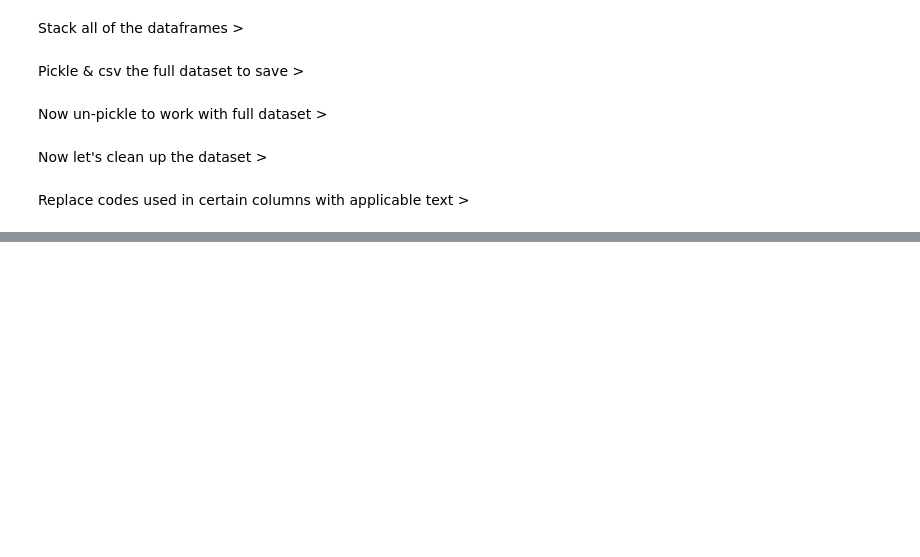
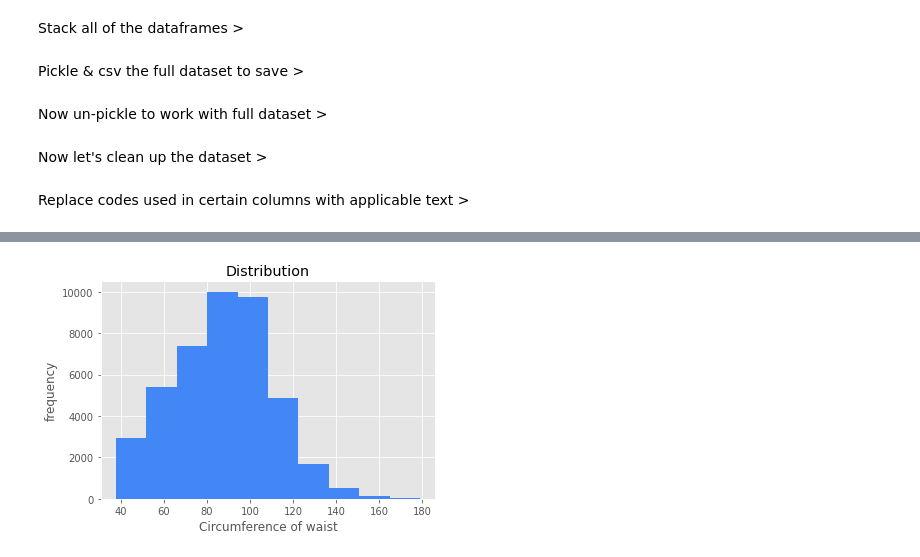
Before and after one commit to cecann10/Test, a Jupyter notebook: Metis_Projects/project_3_celinaplaza/data/NHANES_data_collection.ipynb, the cells around one changed output, grey strips where cells are left out. Drawn from its saved outputs; the diff is of its cells as text; code cells hidden in the pictures; blank space fills up the shorter version.

```diff
--- a/Metis_Projects/project_3_celinaplaza/data/NHANES_data_collection.ipynb
+++ b/Metis_Projects/project_3_celinaplaza/data/NHANES_data_collection.ipynb
@@ -315,0 +335,7 @@ Replace codes used in certain columns with applicable text >
+# %%
+plt.hist(nhanes_data["Waist_Circum"], color='#4287f5')
+plt.title('Distribution')
+plt.xlabel('Circumference of waist')
+plt.ylabel('frequency');
+# %% [output]
+[figure, added]
```
Also changed, not shown: parts of 101 cells of this notebook, 11 other files.
